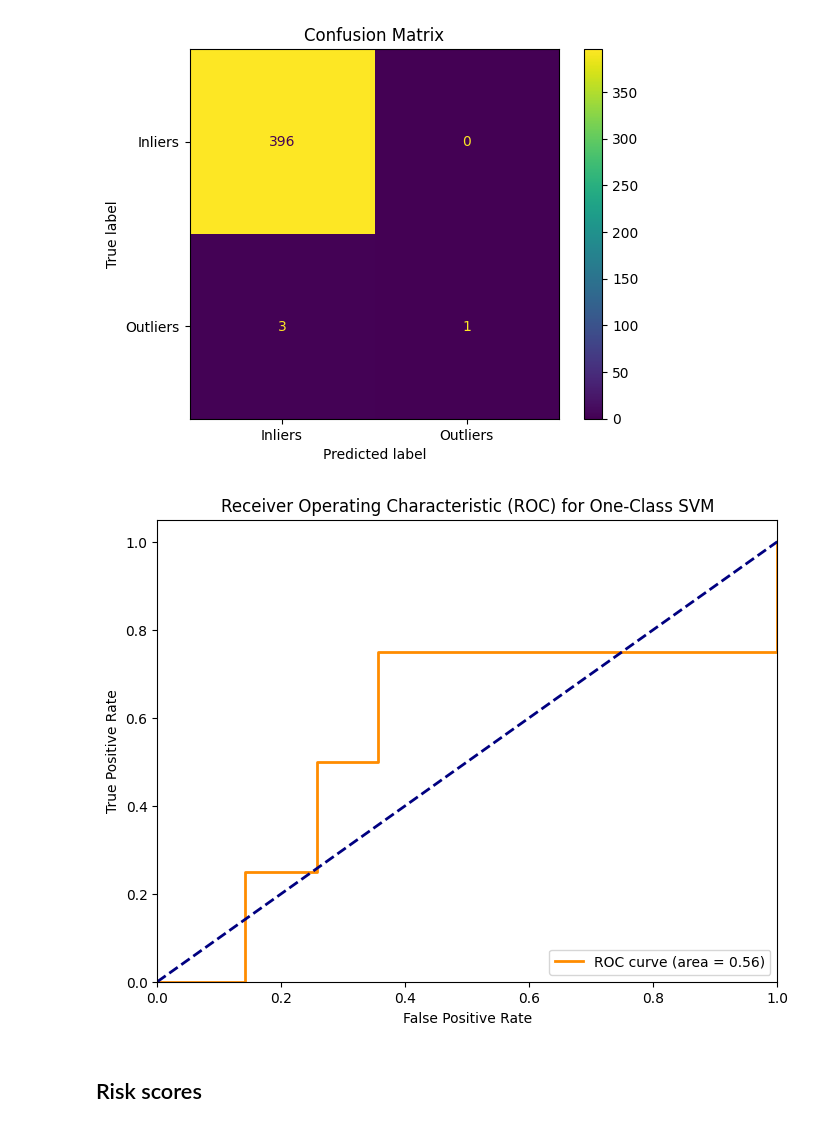
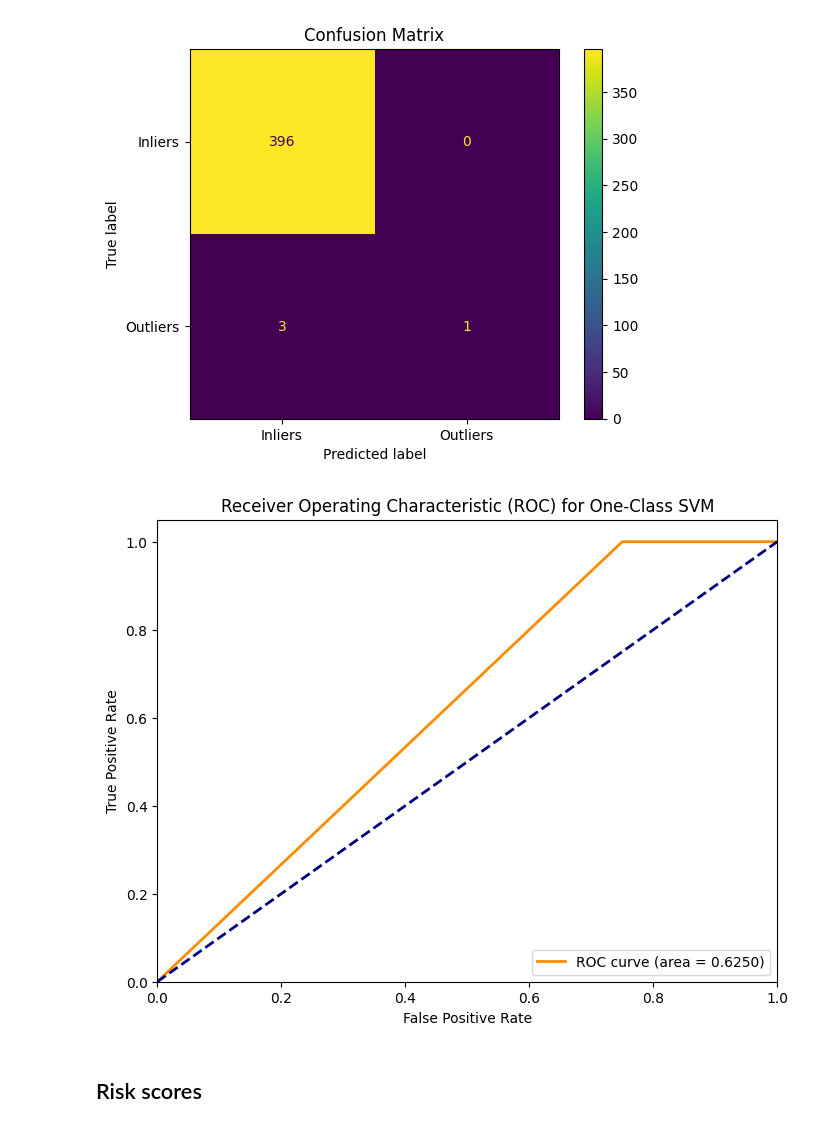
Before and after one commit to mel0778/dsa4263, a Jupyter notebook: code/model_SVM.ipynb, the cells around one changed output. Drawn from its saved outputs; the diff is of its cells as text; code cells hidden in the pictures.

```diff
--- a/code/model_SVM.ipynb
+++ b/code/model_SVM.ipynb
@@ -201,20 +201,15 @@ Test Evaluation
 weighted avg       0.99      0.99      0.99       400
 [figure]
 # %%
-def plot_roc(clf):
-    # Decision function scores (distances to the separating hyperplane)
-    scores = clf.decision_function(X_test_scaled)
-
-    # Rescale the scores to range [0, 1]
-    scores_rescaled = (scores - scores.min()) / (scores.max() - scores.min())
+def plot_roc(clf, y_test, y_pred):
 
     # Compute ROC curve and AUC
-    fpr, tpr, thresholds = roc_curve(y_test, scores_rescaled)
+    fpr, tpr, thresholds = roc_curve(y_test, y_pred)
     roc_auc = auc(fpr, tpr)
 
     # Plot ROC curve
     plt.figure(figsize=(8, 6))
-    plt.plot(fpr, tpr, color='darkorange', lw=2, label='ROC curve (area = %0.2f)' % roc_auc)
+    plt.plot(fpr, tpr, color='darkorange', lw=2, label='ROC curve (area = %0.4f)' % roc_auc)
     plt.plot([0, 1], [0, 1], color='navy', lw=2, linestyle='--')
     plt.xlim([0.0, 1.0])
     plt.ylim([0.0, 1.05])
@@ -225,9 +220,9 @@ def plot_roc(clf):
     plt.show()
 # %%
 # ROC for best SVM, grid search
-plot_roc(best_clf)
+plot_roc(best_clf, y_test_gs, test_pred)
 # %% [output]
-[figure, old version]
+[figure, new version]
 # %% [markdown]
 ## Risk scores
 # %%
```
